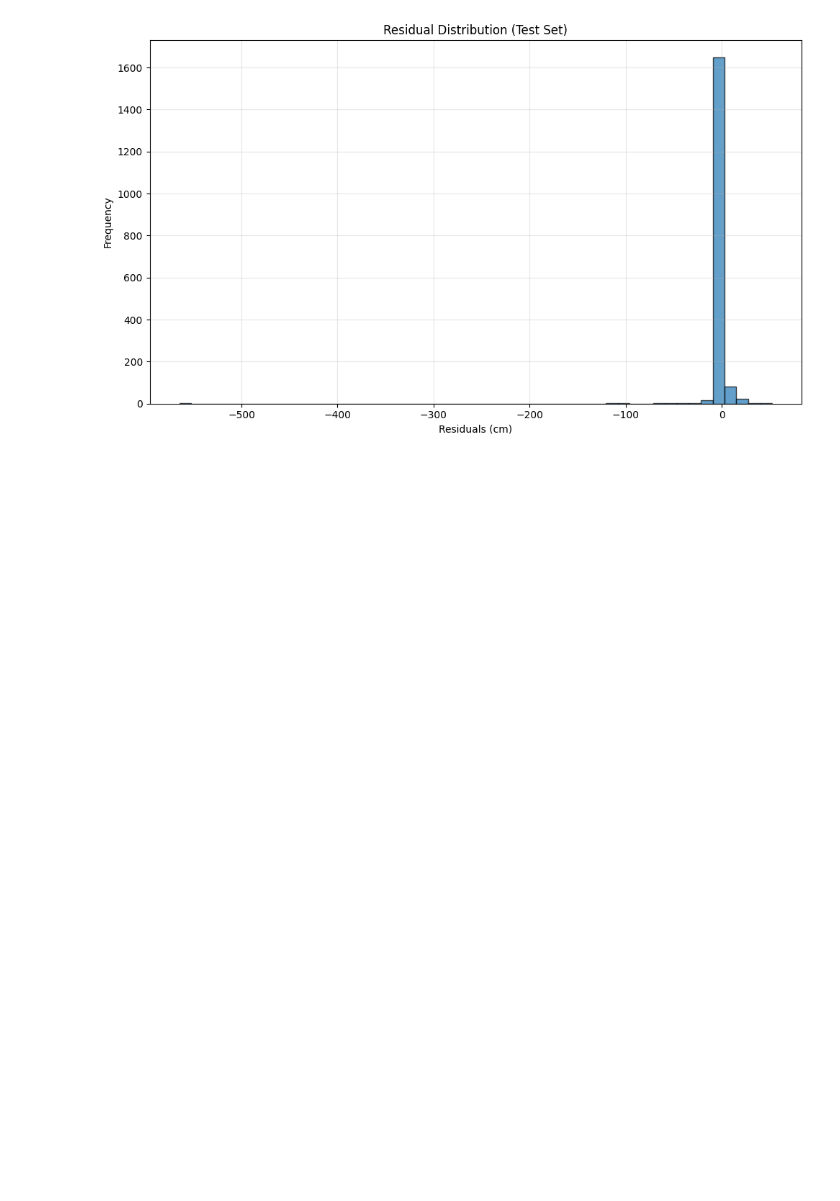
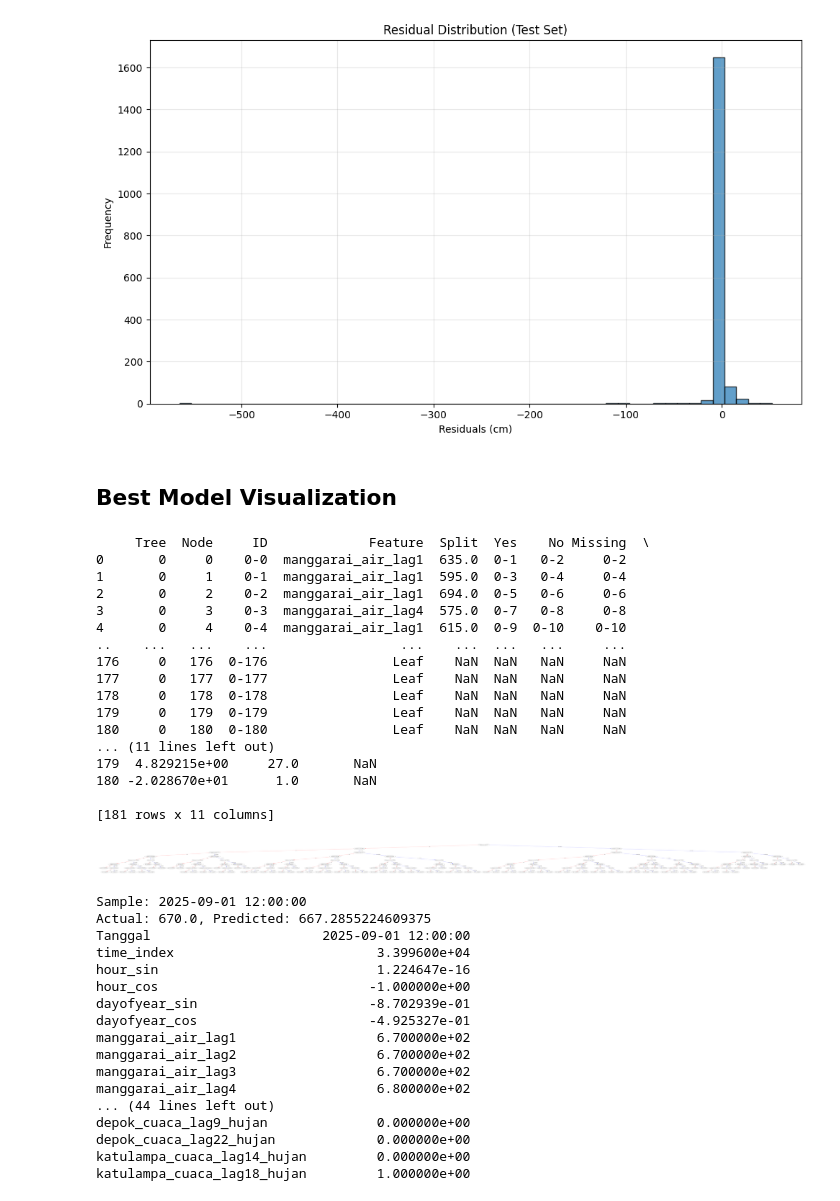
Before and after one commit to elvano22/Pintu-Air, a Jupyter notebook: notebooks/13_XGBoost_significant.ipynb, the cells around one changed output. Cells and saved outputs as stored; diff of their text form; code cells hidden in the pictures; blank space fills up the shorter version.

```diff
--- a/notebooks/13_XGBoost_significant.ipynb
+++ b/notebooks/13_XGBoost_significant.ipynb
@@ -385,3 +386,69 @@ plt.show()
 [figure]
 [figure]
 [figure]
+# %% [markdown]
+## Best Model Visualization
+# %%
+model = xgb.XGBRegressor()
+model.load_model('13_best_model.json')
+# %%
+# 2a. Dump struktur pohon dalam bentuk DataFrame (numerik, mudah dianalisis)
+booster = model.get_booster()
+tree_df = booster.trees_to_dataframe()
+tree_df.to_csv('14_tree_structure.csv', index=False)
+
+# 2b. Ambil pohon ke-0 saja untuk dibahas di skripsi
+tree_0 = tree_df[tree_df['Tree'] == 0]
+print(tree_0)
+tree_0.to_csv('14_tree_0.csv', index=False)
+
+# 2c. Visualisasi pohon ke-0
+fig, ax = plt.subplots(figsize=(30, 15))
+xgb.plot_tree(booster, num_trees=0, ax=ax)
+plt.savefig('14_tree_0_visualization.png', dpi=500, bbox_inches='tight')
+plt.show()
+
+# 2d. Ambil 1 observasi sampel untuk manual trace
+sample_idx = 0  # bebas, nanti kita pilih yang menarik
+sample_x = X_test.iloc[[sample_idx]]
+sample_y_true = y_test.iloc[sample_idx]
+sample_y_pred = model.predict(sample_x)[0]
+print(f"Sample: {sample_x.index[0]}")
+print(f"Actual: {sample_y_true}, Predicted: {sample_y_pred}")
+print(sample_x.T)  # tampilkan nilai fitur untuk observasi ini
+# %% [output]
+     Tree  Node     ID             Feature  Split  Yes    No Missing  \
+0       0     0    0-0  manggarai_air_lag1  635.0  0-1   0-2     0-2
+1       0     1    0-1  manggarai_air_lag1  595.0  0-3   0-4     0-4
+2       0     2    0-2  manggarai_air_lag1  694.0  0-5   0-6     0-6
+3       0     3    0-3  manggarai_air_lag4  575.0  0-7   0-8     0-8
+4       0     4    0-4  manggarai_air_lag1  615.0  0-9  0-10    0-10
+..    ...   ...    ...                 ...    ...  ...   ...     ...
+176     0   176  0-176                Leaf    NaN  NaN   NaN     NaN
+177     0   177  0-177                Leaf    NaN  NaN   NaN     NaN
+178     0   178  0-178                Leaf    NaN  NaN   NaN     NaN
+179     0   179  0-179                Leaf    NaN  NaN   NaN     NaN
+180     0   180  0-180                Leaf    NaN  NaN   NaN     NaN
+... (11 lines left out)
+179  4.829215e+00     27.0       NaN
+180 -2.028670e+01      1.0       NaN
+
+[181 rows x 11 columns]
+[figure, added]
+Sample: 2025-09-01 12:00:00
+Actual: 670.0, Predicted: 667.2855224609375
+Tanggal                      2025-09-01 12:00:00
+time_index                          3.399600e+04
+hour_sin                            1.224647e-16
+hour_cos                           -1.000000e+00
+dayofyear_sin                      -8.702939e-01
+dayofyear_cos                      -4.925327e-01
+manggarai_air_lag1                  6.700000e+02
+manggarai_air_lag2                  6.700000e+02
+manggarai_air_lag3                  6.700000e+02
+manggarai_air_lag4                  6.800000e+02
+... (44 lines left out)
+depok_cuaca_lag9_hujan              0.000000e+00
+depok_cuaca_lag22_hujan             0.000000e+00
+katulampa_cuaca_lag14_hujan         0.000000e+00
+katulampa_cuaca_lag18_hujan         1.000000e+00
```
Also changed, not shown: parts of 3 cells of this notebook, 17 other files.
